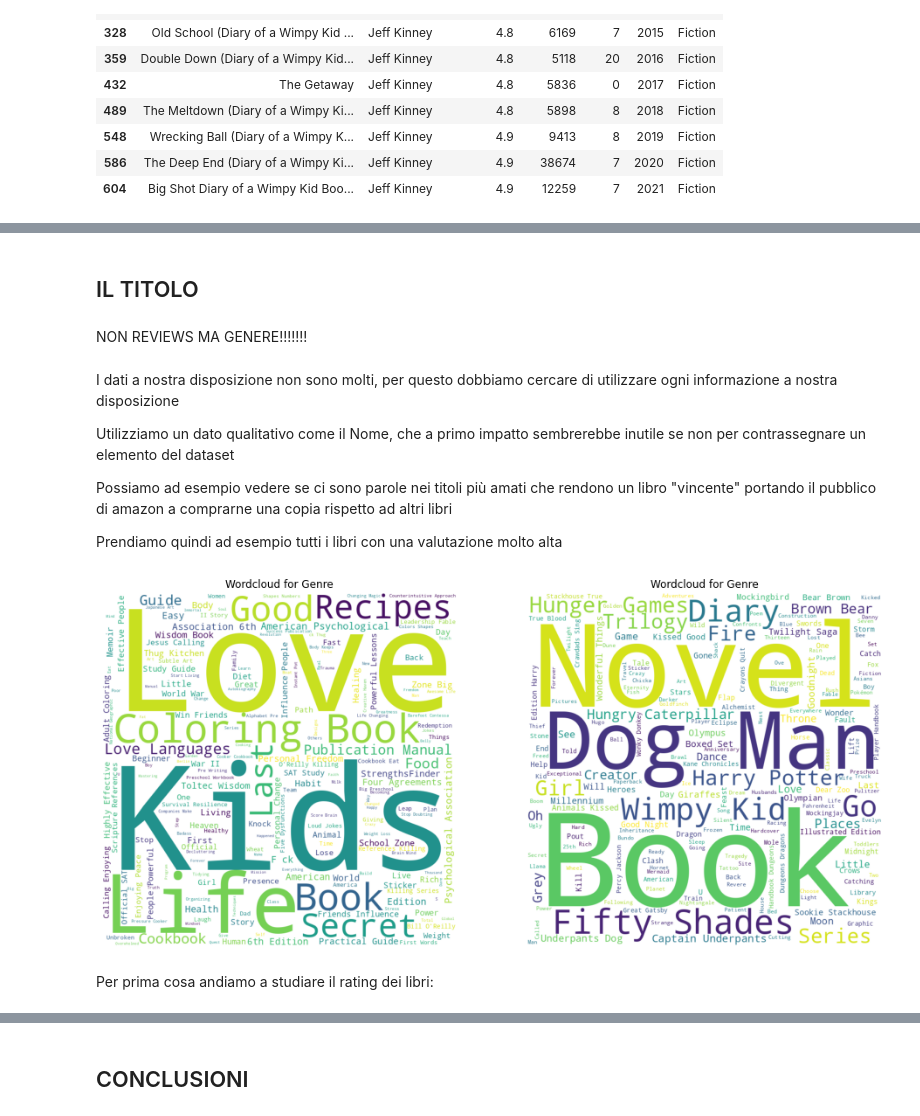
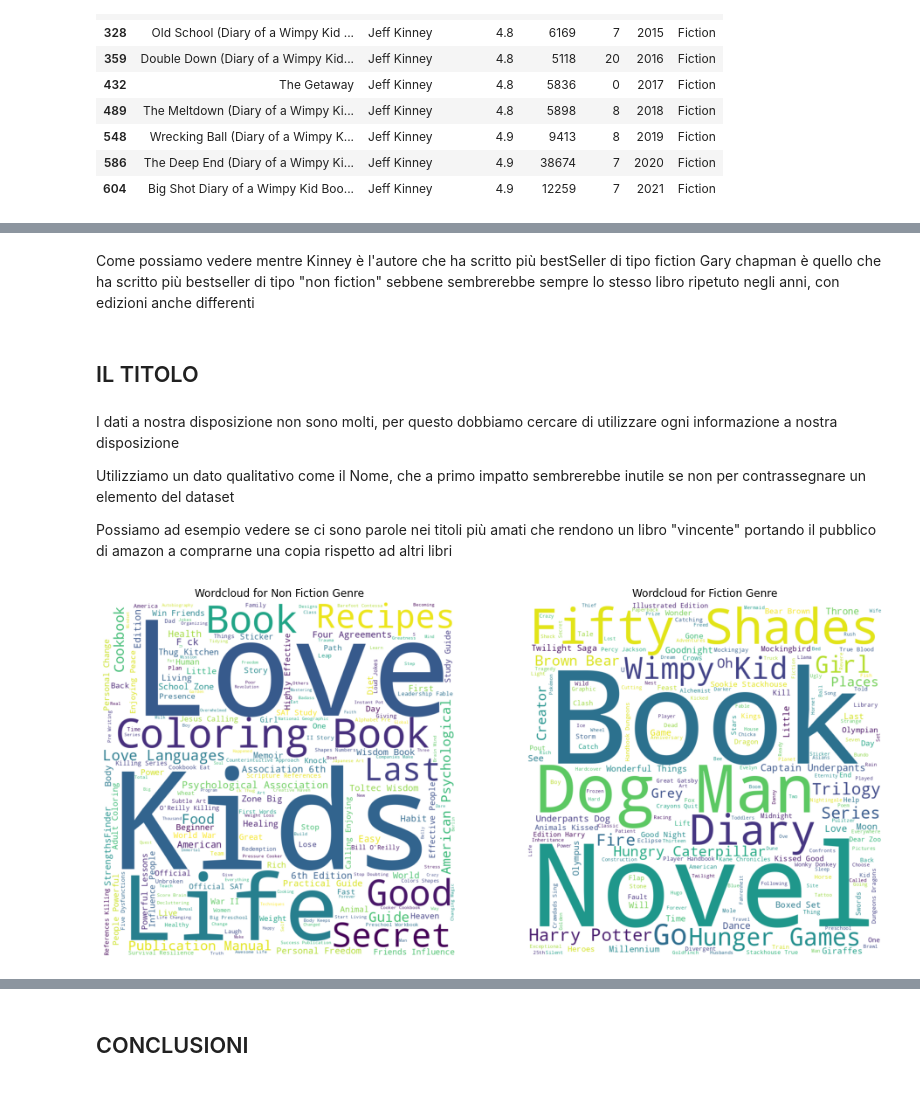
Before and after one commit to Nenne2000/BestSellerAmazon_Notebook, a Jupyter notebook: Notebook.ipynb, the cells around one changed output, grey strips where cells are left out. Saved outputs shown, nothing was run; the diff lists cells and outputs as text; code cells hidden in the pictures.

```diff
--- a/Notebook.ipynb
+++ b/Notebook.ipynb
@@ -415,30 +468,26 @@ jeff
+# %% [markdown]
+Come possiamo vedere mentre Kinney è l'autore che ha scritto più bestSeller di tipo fiction Gary chapman è quello che ha scritto più bestseller di tipo "non fiction" sebbene sembrerebbe sempre lo stesso libro ripetuto negli anni, con edizioni anche differenti
 # %% [markdown]
 ## IL TITOLO
-# %% [markdown]
-NON REVIEWS MA GENERE!!!!!!!
 # %% [markdown]
 I dati a nostra disposizione non sono molti, per questo dobbiamo cercare di utilizzare ogni informazione a nostra disposizione
 
 Utilizziamo un dato qualitativo come il Nome, che a primo impatto sembrerebbe inutile se non per contrassegnare un elemento del dataset
 
 Possiamo ad esempio vedere se ci sono parole nei titoli più amati che rendono un libro "vincente" portando il pubblico di amazon a comprarne una copia rispetto ad altri libri
-
-Prendiamo quindi ad esempio tutti i libri con una valutazione molto alta
 # %%
 from wordcloud import WordCloud # wordcloud
 fig, ax = plt.subplots(1, 2, figsize=(16,16))# plotting two subplots
-wordcloud = WordCloud(background_color='white',width=800, height=800).generate(' '.join(book['Name'][book['Genre']=='Non Fiction']))
-wordcloud2= WordCloud(background_color='white',width=800, height=800).generate(' '.join(book['Name'][book['Genre']=='Fiction']))
+fict = WordCloud(background_color='white',width=800, height=800).generate(' '.join(book['Name'][book['Genre']=='Non Fiction']))
+non_fict= WordCloud(background_color='white',width=800, height=800).generate(' '.join(book['Name'][book['Genre']=='Fiction']))
 ax[0].imshow(wordcloud)
 ax[0].axis('off')
-ax[0].set_title('Wordcloud for Genre')
+ax[0].set_title('Wordcloud for Non Fiction Genre')
 
 ax[1].imshow(wordcloud2)
 ax[1].axis('off')
-ax[1].set_title('Wordcloud for Genre')
+ax[1].set_title('Wordcloud for Fiction Genre')
 
 plt.show()
 # %% [output]
-[figure, old version]
+[figure, new version]
-# %% [markdown]
-Per prima cosa andiamo a studiare il rating dei libri:
```
Also changed, not shown: parts of 52 cells of this notebook.
